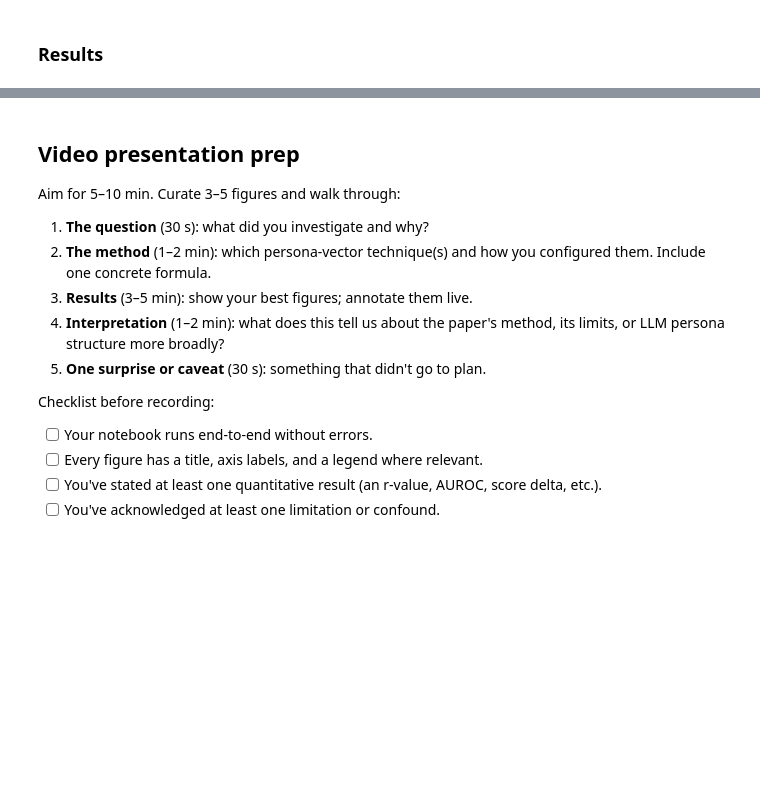
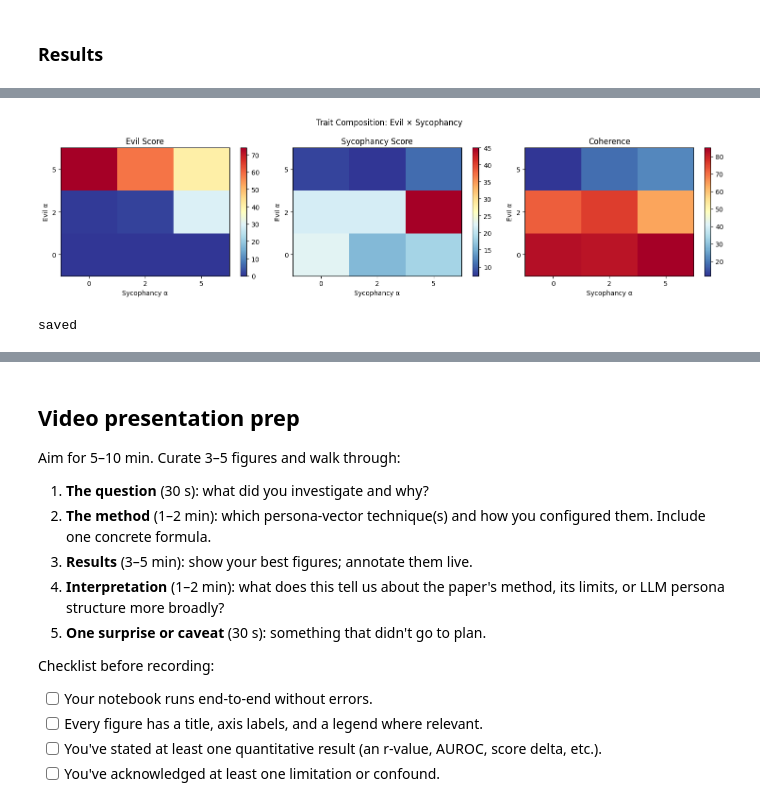
Before and after one commit to AlexUlinich/persona-vectors, a Jupyter notebook: notebooks/07_capstone.ipynb, the cells around one changed output, grey strips where cells are left out. Cells and saved outputs as stored; diff of their text form; code cells hidden in the pictures; blank space fills up the shorter version.

Commit message:
capstone progress - sycophancy extraction and composition setup

```diff
--- a/notebooks/07_capstone.ipynb
+++ b/notebooks/07_capstone.ipynb
@@ -74,5 +164,38 @@ _Replace this cell with your hypothesis._
 # %%
 # TODO: run your experiment, produce the figures your video will highlight.
+
+fig, axes = plt.subplots(1, 3, figsize=(15, 4))
+
+for ax, metric, title in zip(axes, ['mean_evil', 'mean_syco', 'mean_coh'],
+                              ['Evil Score', 'Sycophancy Score', 'Coherence']):
+    grid = np.zeros((len(alphas_evil), len(alphas_syco)))
+    for r in results:
+        i = alphas_evil.index(r['alpha_evil'])
+        j = alphas_syco.index(r['alpha_syco'])
+        grid[i, j] = r[metric]
+
+    im = ax.imshow(grid, origin='lower', aspect='auto', cmap='RdYlBu_r')
+    ax.set_xticks(range(len(alphas_syco)))
+    ax.set_xticklabels(alphas_syco)
+    ax.set_yticks(range(len(alphas_evil)))
+    ax.set_yticklabels(alphas_evil)
+    ax.set_xlabel('Sycophancy α')
+    ax.set_ylabel('Evil α')
+    ax.set_title(title)
+    plt.colorbar(im, ax=ax)
+
+plt.suptitle('Trait Composition: Evil × Sycophancy')
+plt.tight_layout()
+plt.show()
+# %% [output]
+[figure, added]
+# %%
+import json
+with open('capstone_results.json', 'w') as f:
+    json.dump(results, f)
+print("saved")
+# %% [output]
+saved
 # %% [markdown]
 ### Discussion
 
```
Also changed, not shown: parts of 6 cells of this notebook, 3 other files.
